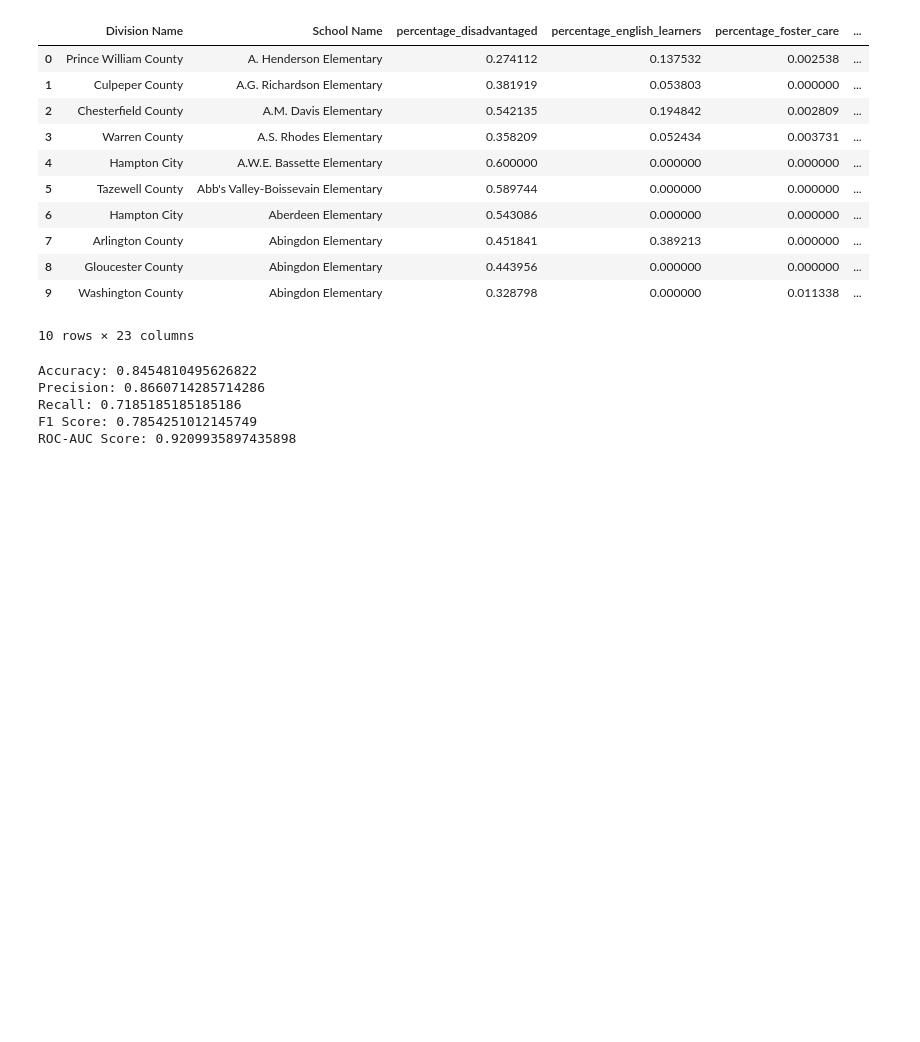
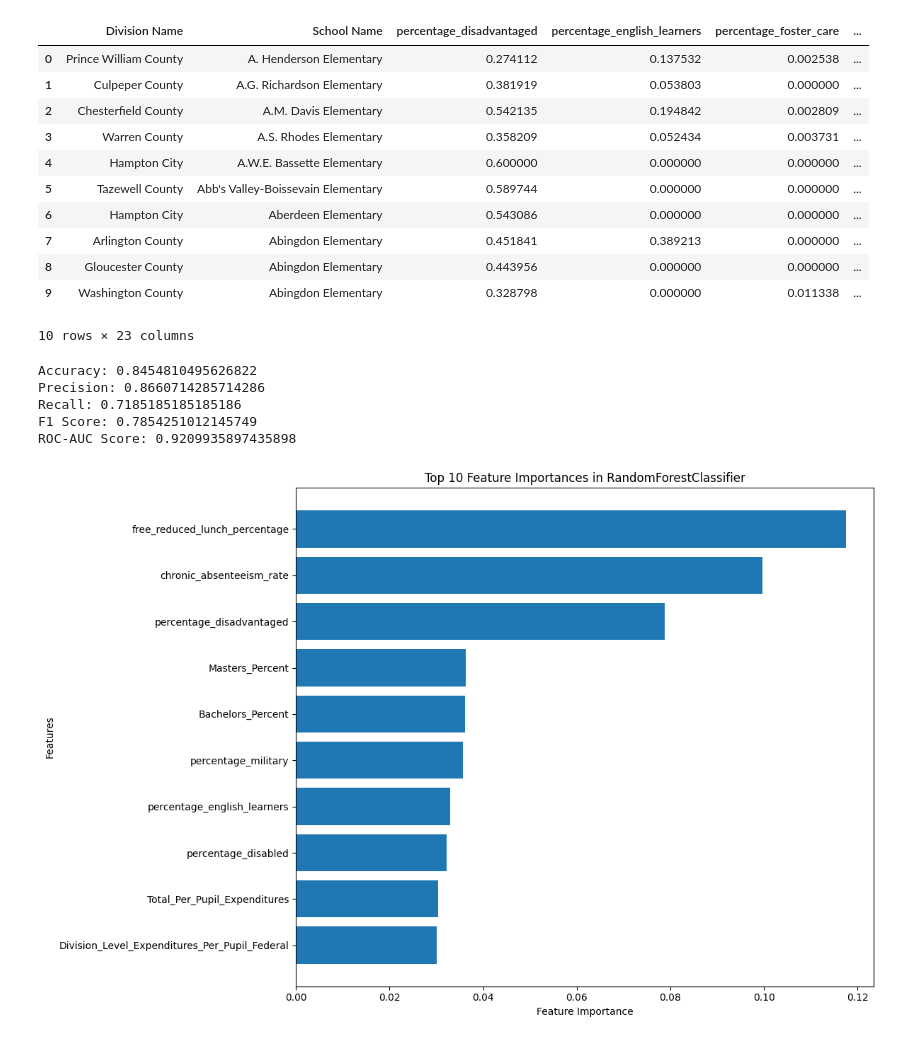
Before and after one commit to cwang12197/cs_4774_ml, a Jupyter notebook: final project/cw_milestone_3.ipynb, the cells around one changed output. Drawn from its saved outputs; the diff is of its cells as text; code cells hidden in the pictures; blank space fills up the shorter version.

Commit message:
show highest feature weight

```diff
--- a/final project/cw_milestone_3.ipynb
+++ b/final project/cw_milestone_3.ipynb
@@ -242,3 +242,27 @@ Precision: 0.8660714285714286
 Recall: 0.7185185185185186
 F1 Score: 0.7854251012145749
 ROC-AUC Score: 0.9209935897435898
+# %%
+import matplotlib.pyplot as plt
+import pandas as pd
+
+# Get top 10 features to avoid overcrowding the plot
+top_features = feature_importances_df.head(10)
+
+# Increase figure size for readability
+plt.figure(figsize=(12, 8))
+
+# Plot feature importances
+plt.barh(top_features['Feature'], top_features['Importance'])
+plt.xlabel('Feature Importance')
+plt.ylabel('Features')
+plt.title('Top 10 Feature Importances in RandomForestClassifier')
+
+# Invert y-axis to have the most important features at the top
+plt.gca().invert_yaxis()
+
+# Display the plot
+plt.tight_layout()
+plt.show()
+# %% [output]
+[figure, added]
```
